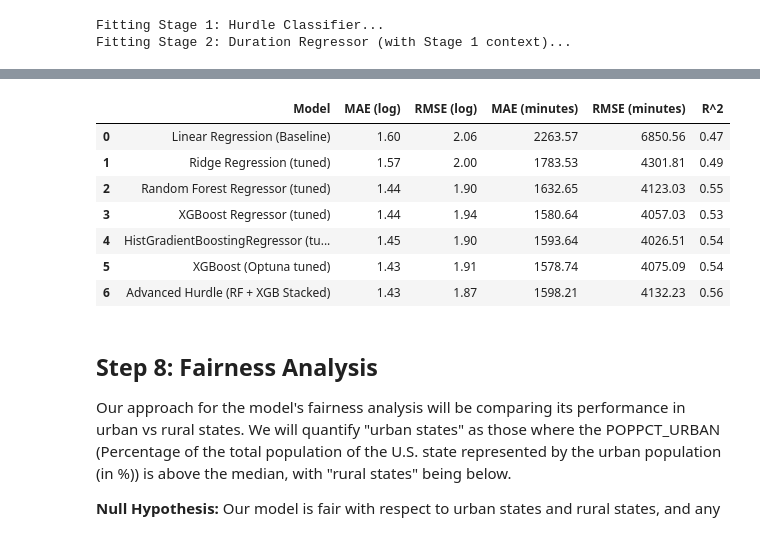
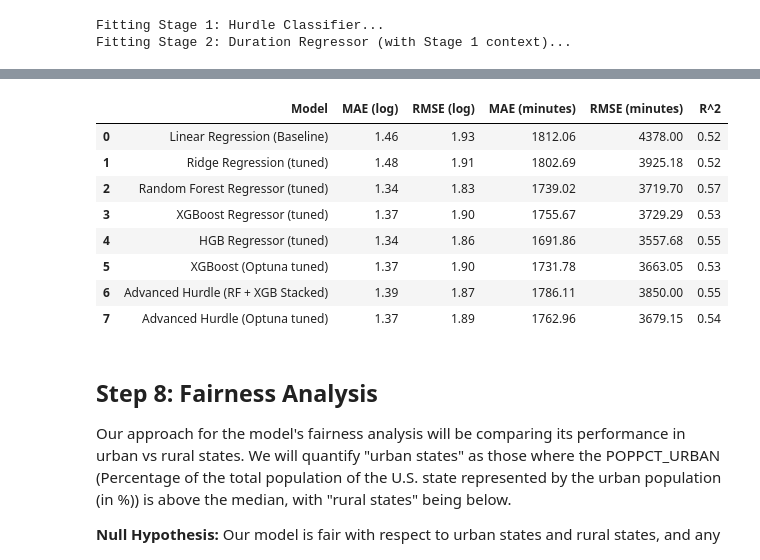
Before and after one commit to k-phantastic/US-Power-Outage-Analysis, a Jupyter notebook: full_study.ipynb, the cells around one changed output, grey strips where cells are left out. Saved outputs shown, nothing was run; the diff lists cells and outputs as text; code cells hidden in the pictures.

```diff
--- a/full_study.ipynb
+++ b/full_study.ipynb
@@ -707,6 +856,11 @@ def cyclical_encode_month(df):
     df['MONTH_SIN'] = np.sin(2 * np.pi * df['MONTH'] / 12)
     df['MONTH_COS'] = np.cos(2 * np.pi * df['MONTH'] / 12)
     return df
+
+def remove_outage_outliers(df):
+    # Remove extreme outliers in OUTAGE.DURATION (e.g., above 30,000 minutes or ~20 days)
+    df = df[df['OUTAGE.DURATION'] <= 30000]
+    return df
 # %%
 df_engineered = (
     df_cleaned.pipe(impute_climate_region)
@@ -718,6 +872,7 @@ df_engineered = (
       .pipe(identify_weekend)
       .pipe(identify_season)
       .pipe(cyclical_encode_month)
+      .pipe(remove_outage_outliers)
 )
 
 print(f"Rows dropped: {len(df_cleaned) - len(df_engineered)} ({(len(df_cleaned) - len(df_engineered)) / len(df_cleaned) * 100:.1f}% of original)")
@@ -1118,5 +1291,8 @@ best_xgb_pipeline = Pipeline(steps=[
 ])
 
 print("\n\nTuning completed in {:.2f} seconds".format(time.time() - start_time))
-best_xgb, xgb_pred = train_and_evaluate_model(best_xgb_pipeline, X_train, y_train, X_test, y_test, label="XGBoost (Optuna tuned)")
+optuna_xgb, optuna_xgb_pred, optuna_xgb_fig = train_and_evaluate_model(best_xgb_pipeline, X_train, y_train, X_test, y_test, label="XGBoost (Optuna tuned)")
+
+# Export plot for website
+optuna_xgb_fig.write_html('docs/assets/plots/xgboost_optuna_residuals.html', include_plotlyjs='cdn')
 # %% [output]
@@ -1196,7 +1372,7 @@ X_test_proc = preprocessor_dense.transform(X_test)
 
 # 2. Initialize the sub-models with your best-found parameters
 h_clf = RandomForestClassifier(n_estimators=200, max_depth=10, random_state=42)
-h_reg = XGBRegressor(**best_xgb.named_steps['regressor'].get_params()) # Use the best XGBoost params found with Optuna
+h_reg = XGBRegressor(**optuna_xgb.named_steps['regressor'].get_params()) # Use the best XGBoost params found with Optuna
 
 # 3. Initialize and fit the Hurdle Model
 reaching_model = OutageHurdleModel(classifier=h_clf, regressor=h_reg)
@@ -1240,12 +1577,16 @@ R^2            : 0.5580
 # %%
 results_df = pd.DataFrame(results_log)
+results_df['Model'] = results_df['Model'].replace({
+    'HistGradientBoostingRegressor (tuned)': 'HGB Regressor (tuned)'
+})
 results_df
 # %% [output]
 |  | Model | MAE (log) | RMSE (log) | MAE (minutes) | RMSE (minutes) | R^2 |
-| 0 | Linear Regression (Baseline) | 1.60 | 2.06 | 2263.57 | 6850.56 | 0.47 |
-| 1 | Ridge Regression (tuned) | 1.57 | 2.00 | 1783.53 | 4301.81 | 0.49 |
-| 2 | Random Forest Regressor (tuned) | 1.44 | 1.90 | 1632.65 | 4123.03 | 0.55 |
-| 3 | XGBoost Regressor (tuned) | 1.44 | 1.94 | 1580.64 | 4057.03 | 0.53 |
-| 4 | HistGradientBoostingRegressor (tu... | 1.45 | 1.90 | 1593.64 | 4026.51 | 0.54 |
-| 5 | XGBoost (Optuna tuned) | 1.43 | 1.91 | 1578.74 | 4075.09 | 0.54 |
-| 6 | Advanced Hurdle (RF + XGB Stacked) | 1.43 | 1.87 | 1598.21 | 4132.23 | 0.56 |
+| 0 | Linear Regression (Baseline) | 1.46 | 1.93 | 1812.06 | 4378.00 | 0.52 |
+| 1 | Ridge Regression (tuned) | 1.48 | 1.91 | 1802.69 | 3925.18 | 0.52 |
+| 2 | Random Forest Regressor (tuned) | 1.34 | 1.83 | 1739.02 | 3719.70 | 0.57 |
+| 3 | XGBoost Regressor (tuned) | 1.37 | 1.90 | 1755.67 | 3729.29 | 0.53 |
+| 4 | HGB Regressor (tuned) | 1.34 | 1.86 | 1691.86 | 3557.68 | 0.55 |
+| 5 | XGBoost (Optuna tuned) | 1.37 | 1.90 | 1731.78 | 3663.05 | 0.53 |
+| 6 | Advanced Hurdle (RF + XGB Stacked) | 1.39 | 1.87 | 1786.11 | 3850.00 | 0.55 |
+| 7 | Advanced Hurdle (Optuna tuned) | 1.37 | 1.89 | 1762.96 | 3679.15 | 0.54 |
```
Also changed, not shown: parts of 45 cells of this notebook, 22 other files.
